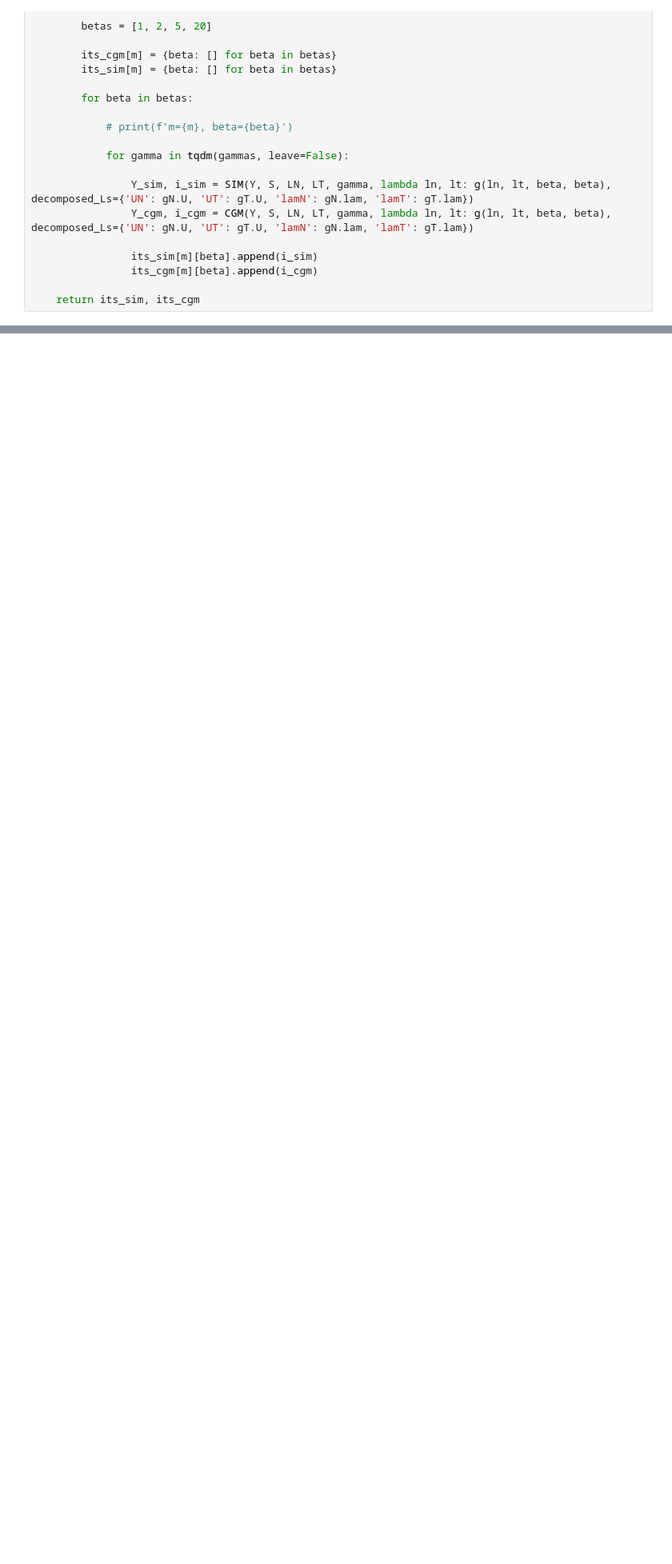
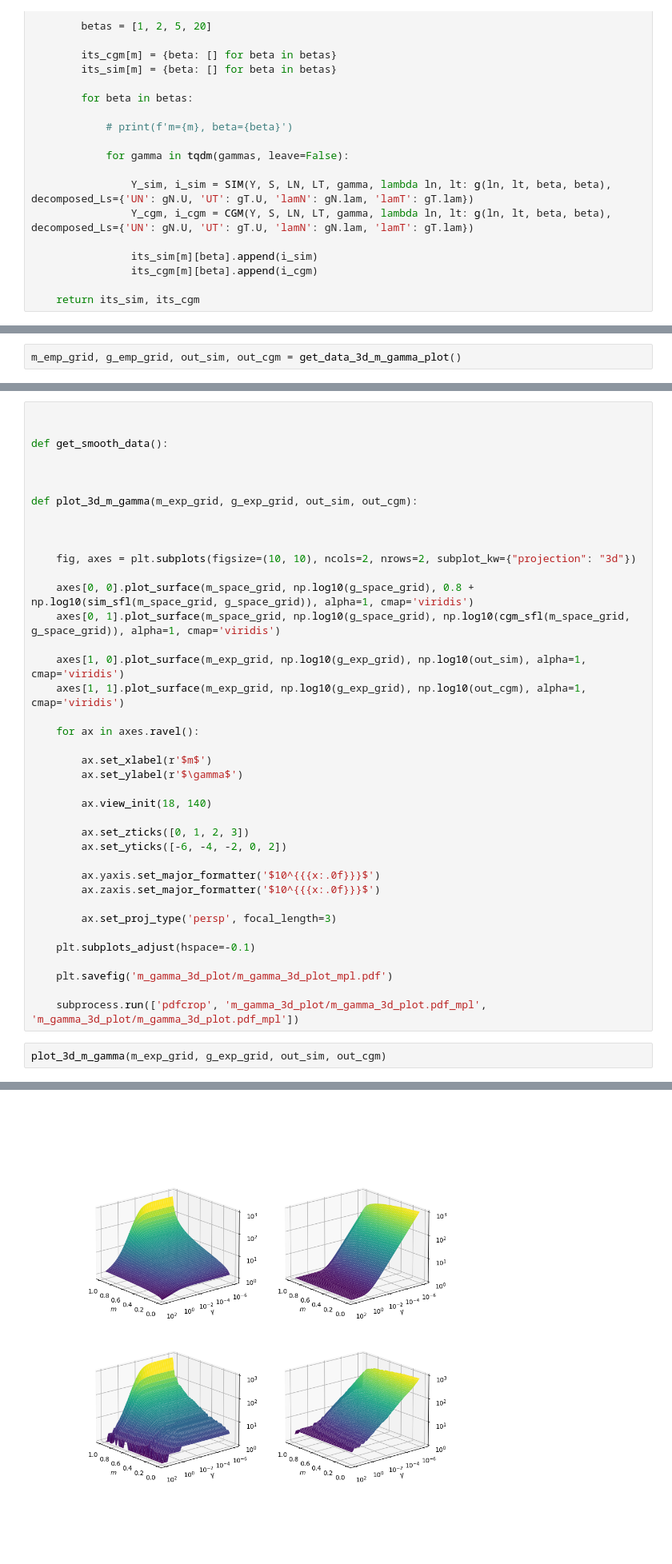
Before and after one commit to nickelnine37/ThesisCode, a Jupyter notebook: Chapter 4/4.3.ipynb, the cells around one changed output, grey strips where cells are left out. Shown at 80% size. Saved outputs shown, nothing was run; the diff lists cells and outputs as text; blank space fills up the shorter version.

```diff
--- a/Chapter 4/4.3.ipynb
+++ b/Chapter 4/4.3.ipynb
@@ -907,0 +965,2 @@ g1, g2 = grad_f1(gs, ms)
+# %%
+m_emp_grid, g_emp_grid, out_sim, out_cgm = get_data_3d_m_gamma_plot()
@@ -907,0 +991,42 @@ g1, g2 = grad_f1(gs, ms)
+# %%
+
+
+def get_smooth_data():
+
+
+
+def plot_3d_m_gamma(m_exp_grid, g_exp_grid, out_sim, out_cgm):
+
+
+
+    fig, axes = plt.subplots(figsize=(10, 10), ncols=2, nrows=2, subplot_kw={"projection": "3d"})
+
+    axes[0, 0].plot_surface(m_space_grid, np.log10(g_space_grid), 0.8 + np.log10(sim_sfl(m_space_grid, g_space_grid)), alpha=1, cmap='viridis')
+    axes[0, 1].plot_surface(m_space_grid, np.log10(g_space_grid), np.log10(cgm_sfl(m_space_grid, g_space_grid)), alpha=1, cmap='viridis')
+
+    axes[1, 0].plot_surface(m_exp_grid, np.log10(g_exp_grid), np.log10(out_sim), alpha=1, cmap='viridis')
+    axes[1, 1].plot_surface(m_exp_grid, np.log10(g_exp_grid), np.log10(out_cgm), alpha=1, cmap='viridis')
+
+    for ax in axes.ravel():
+
+        ax.set_xlabel(r'$m$')
+        ax.set_ylabel(r'$\gamma$')
+
+        ax.view_init(18, 140)
+
+        ax.set_zticks([0, 1, 2, 3])
+        ax.set_yticks([-6, -4, -2, 0, 2])
+
+        ax.yaxis.set_major_formatter('$10^{{{x:.0f}}}$')
+        ax.zaxis.set_major_formatter('$10^{{{x:.0f}}}$')
+
+        ax.set_proj_type('persp', focal_length=3)
+
+    plt.subplots_adjust(hspace=-0.1)
+
+    plt.savefig('m_gamma_3d_plot/m_gamma_3d_plot_mpl.pdf')
+
+    subprocess.run(['pdfcrop', 'm_gamma_3d_plot/m_gamma_3d_plot.pdf_mpl', 'm_gamma_3d_plot/m_gamma_3d_plot.pdf_mpl'])
+# %%
+plot_3d_m_gamma(m_exp_grid, g_exp_grid, out_sim, out_cgm)
+# %% [output]
@@ -908,3 +1035,4 @@ g1, g2 = grad_f1(gs, ms)
+[figure, added]
 # %%
 def get_3d_iteration_data():
 
```
Also changed, not shown: parts of 15 cells of this notebook, 23 other files.
